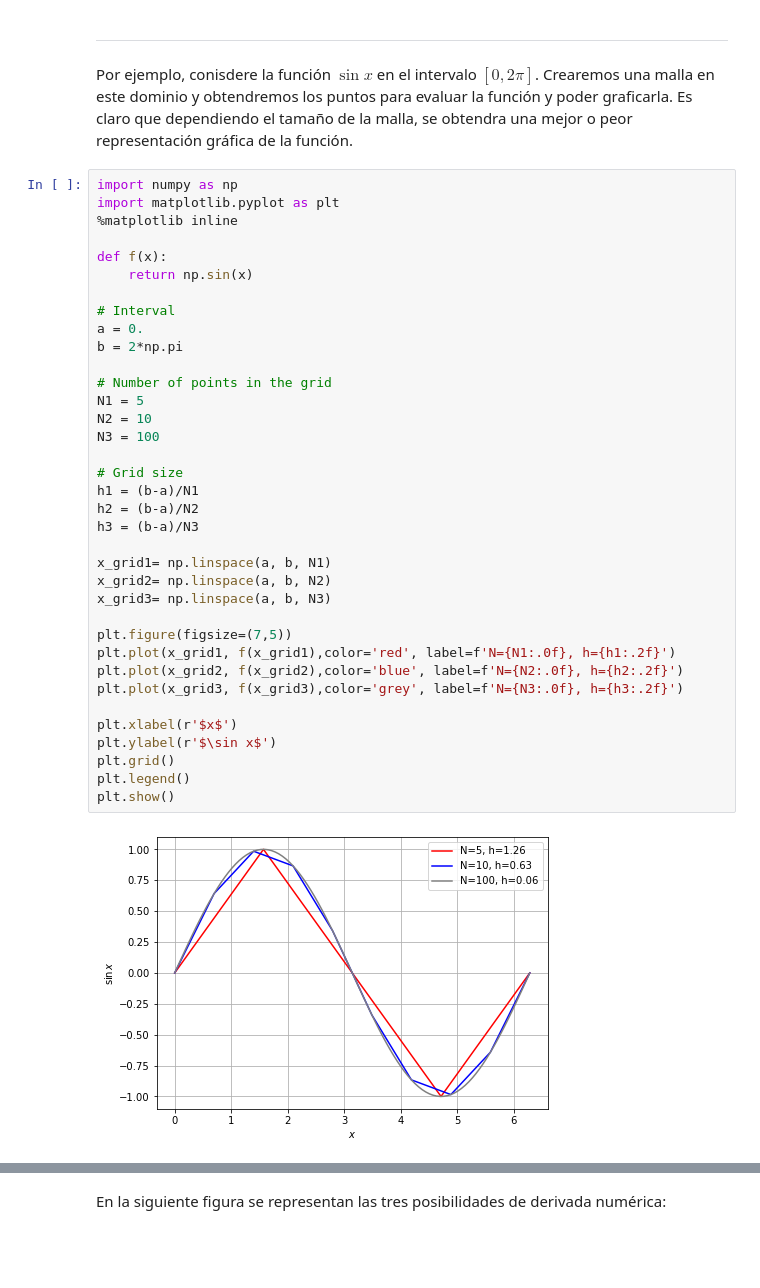
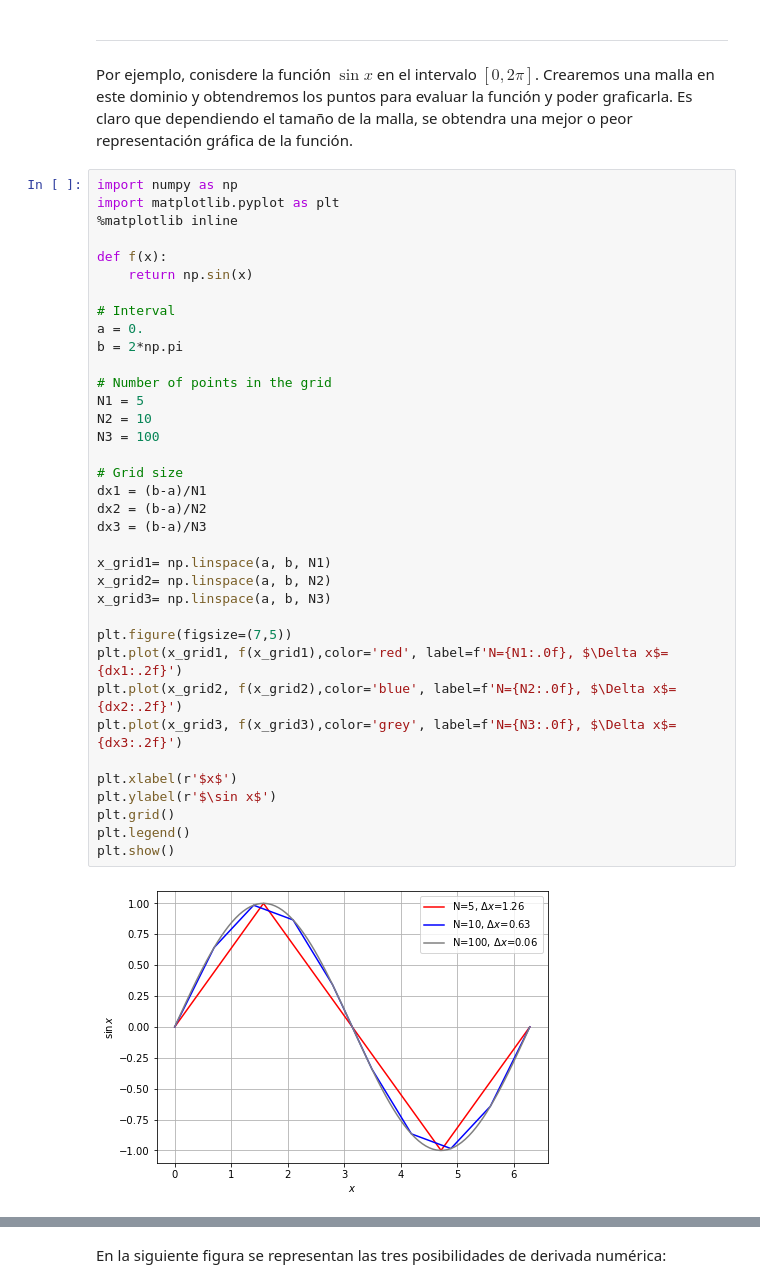
Before and after one commit to ashcat2005/ComputationalAstrophysics2022, a Jupyter notebook: 01. Errores y Differenciacion/02. Diferenciacion.ipynb, the cells around one changed output, grey strips where cells are left out. Cells and saved outputs as stored; diff of their text form; blank space fills up the shorter version.

```diff
--- a/01. Errores y Differenciacion/02. Diferenciacion.ipynb
+++ b/01. Errores y Differenciacion/02. Diferenciacion.ipynb
@@ -44,39 +44,39 @@ Por ejemplo, conisdere la función $\sin x$ en el intervalo $[0,2\pi]$. Crearemo
 import numpy as np
 import matplotlib.pyplot as plt
 %matplotlib inline
 
 def f(x):
     return np.sin(x)
 
 # Interval
 a = 0.
 b = 2*np.pi
 
 # Number of points in the grid
 N1 = 5
 N2 = 10
 N3 = 100
 
 # Grid size
-h1 = (b-a)/N1
-h2 = (b-a)/N2
-h3 = (b-a)/N3
+dx1 = (b-a)/N1
+dx2 = (b-a)/N2
+dx3 = (b-a)/N3
 
 x_grid1= np.linspace(a, b, N1)
 x_grid2= np.linspace(a, b, N2)
 x_grid3= np.linspace(a, b, N3)
 
 plt.figure(figsize=(7,5))
-plt.plot(x_grid1, f(x_grid1),color='red', label=f'N={N1:.0f}, h={h1:.2f}')
-plt.plot(x_grid2, f(x_grid2),color='blue', label=f'N={N2:.0f}, h={h2:.2f}')
-plt.plot(x_grid3, f(x_grid3),color='grey', label=f'N={N3:.0f}, h={h3:.2f}')
+plt.plot(x_grid1, f(x_grid1),color='red', label=f'N={N1:.0f}, $\Delta x$={dx1:.2f}')
+plt.plot(x_grid2, f(x_grid2),color='blue', label=f'N={N2:.0f}, $\Delta x$={dx2:.2f}')
+plt.plot(x_grid3, f(x_grid3),color='grey', label=f'N={N3:.0f}, $\Delta x$={dx3:.2f}')
 
 plt.xlabel(r'$x$')
 plt.ylabel(r'$\sin x$')
 plt.grid()
 plt.legend()
 plt.show()
 # %% [output]
-[figure, old version]
+[figure, new version]
 # %% [markdown]
 ---
```
Also changed, not shown: parts of 17 cells of this notebook, 3 other files.
